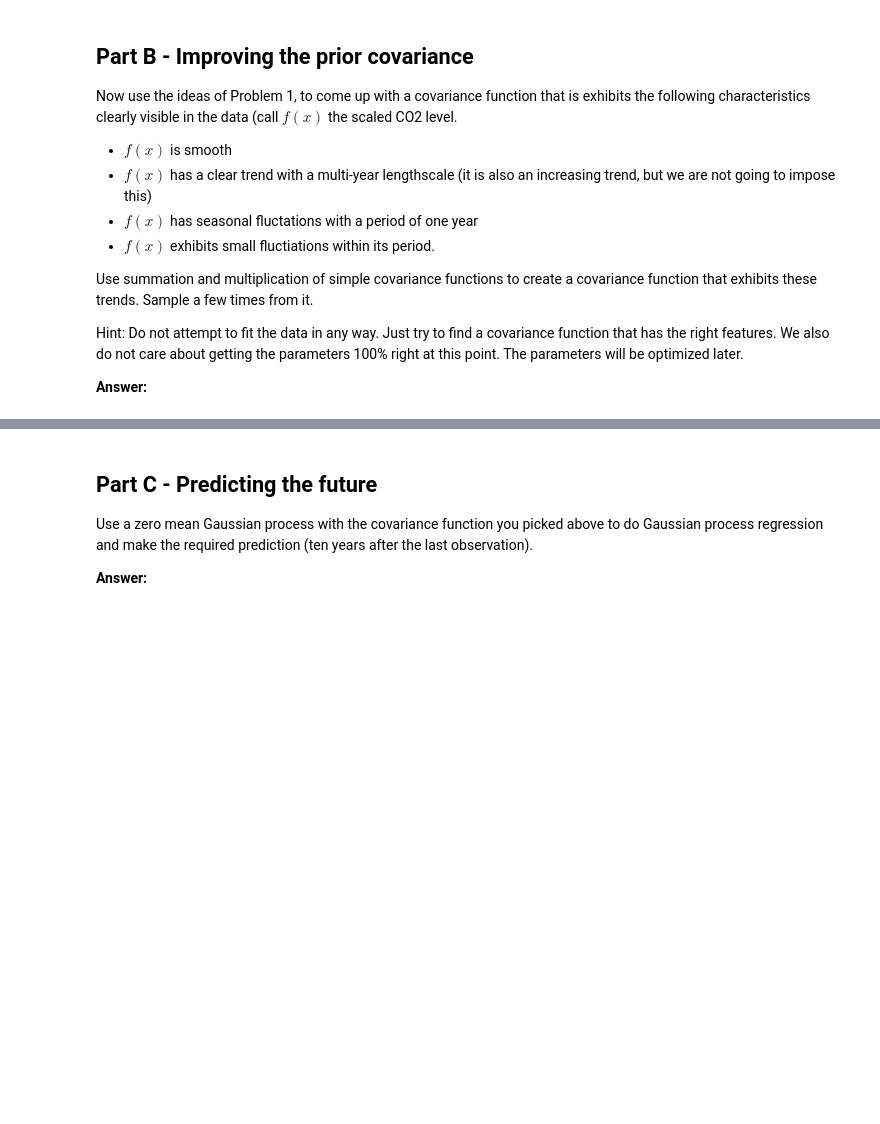
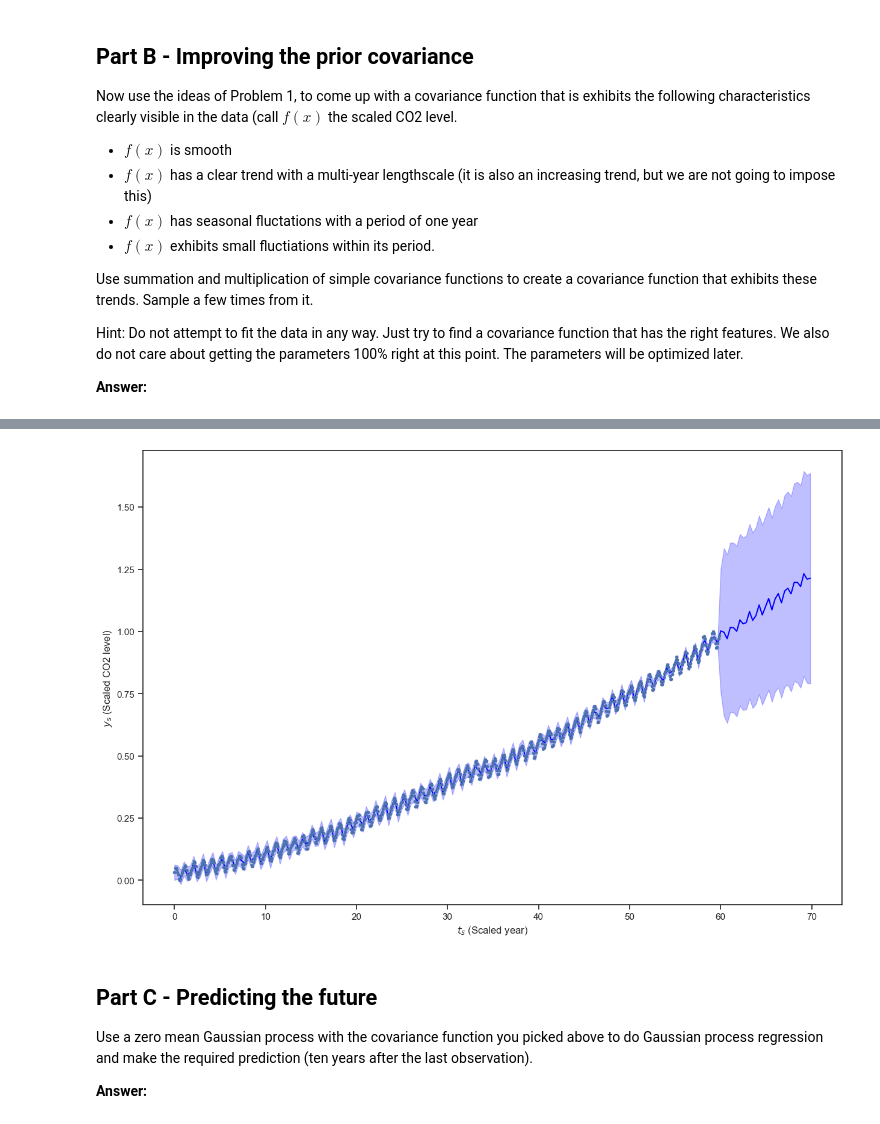
Before and after one commit to flavio-nardi/data-analytics-se, a Jupyter notebook: lecturebook/homework/homework-06.ipynb, the cells around one changed output, grey strips where cells are left out. Saved outputs shown, nothing was run; the diff lists cells and outputs as text; code cells hidden in the pictures; blank space fills up the shorter version.

```diff
--- a/lecturebook/homework/homework-06.ipynb
+++ b/lecturebook/homework/homework-06.ipynb
@@ -373,0 +506,14 @@ Hint: Do not attempt to fit the data in any way. Just try to find a covariance f
+# %%
+k1 = GPy.kern.StdPeriodic(1)
+k1.period = 2.0
+k1.lengthscale = 0.3
+k1.variance = 0.01
+k2 = GPy.kern.RBF(1)
+k2.lengthscale = 0.1
+k2.variance = 0.1
+k3 = GPy.kern.Poly(1)
+
+better_model = GPy.models.GPRegression(t_s, y_s, k1 + k2 + k3)
+
+better_model.optimize(messages=True)
+print(naive_model)
@@ -374,3 +541,16 @@ Hint: Do not attempt to fit the data in any way. Just try to find a covariance f
+# %%
+tss = np.linspace(0, t_s.max() + 10, 200)[:, None]
+ys, vs = better_model.predict(tss)
+ls = ys - 1.96 * np.sqrt(vs)
+us = ys + 1.96 * np.sqrt(vs)
+fig, ax = plt.subplots(1, figsize = (15, 10), dpi=100)
+ax.plot(tss, ys, color='blue', label='Posterior mean')
+ax.fill_between(tss.flatten(), ls.flatten(), us.flatten(), color='blue', alpha=0.25)
+ax.plot(t_s, y_s, '.', label='Scaled observed data')
+ax.set_xlabel('$t_s$ (Scaled year)')
+ax.set_ylabel('$y_s$ (Scaled CO2 level)');
+# %% [output]
+[figure, added]
 # %% [markdown]
 ## Part C - Predicting the future
 
```
Also changed, not shown: parts of 18 cells of this notebook.
